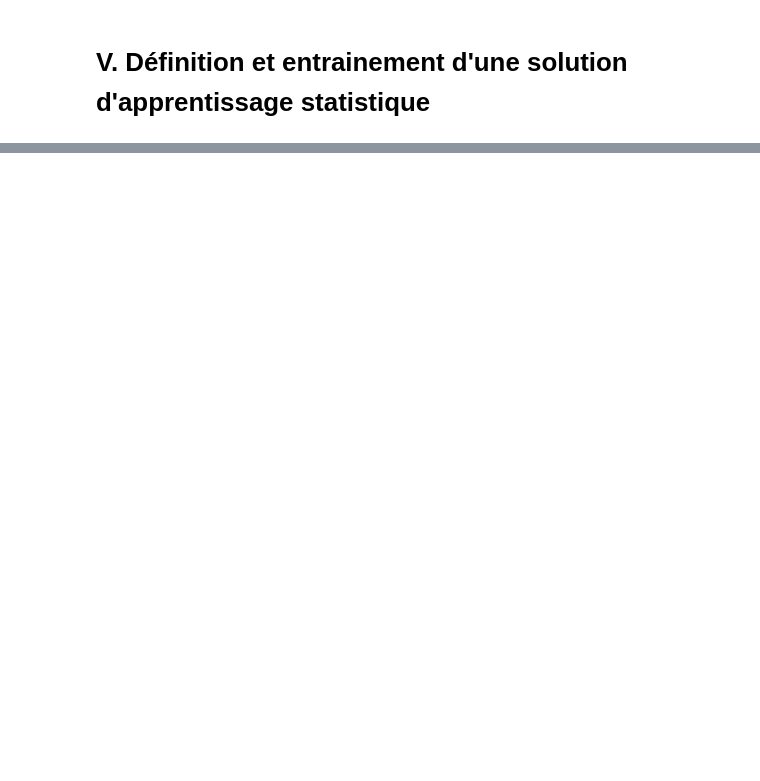
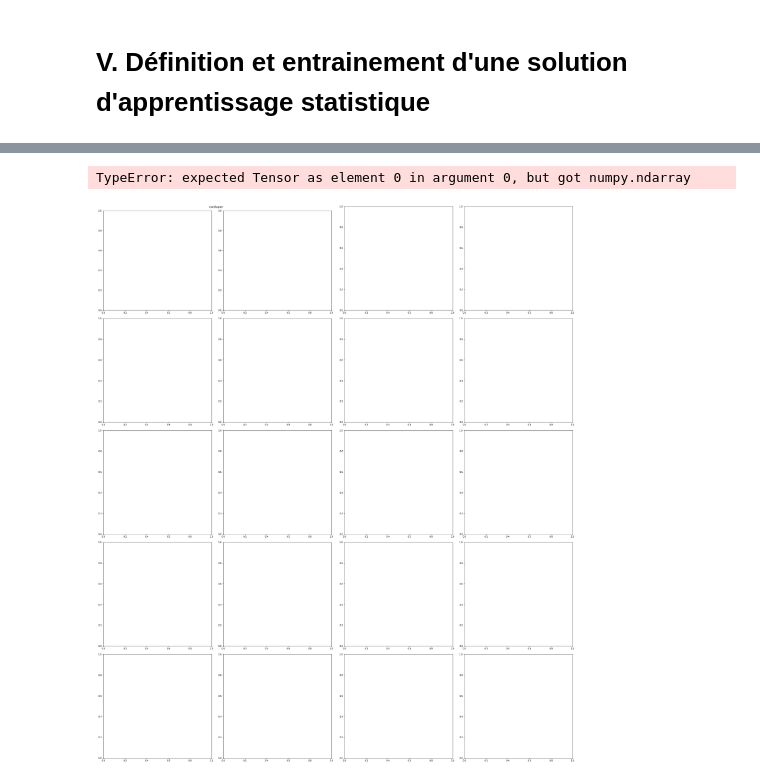
Before and after one commit to alibell/biologyOrderPredictor, a Jupyter notebook: Project_Report.ipynb, the cells around one changed output, grey strips where cells are left out. Saved outputs shown, nothing was run; the diff lists cells and outputs as text; code cells hidden in the pictures; blank space fills up the shorter version.

```diff
--- a/Project_Report.ipynb
+++ b/Project_Report.ipynb
@@ -1151,0 +447,36 @@ pd.DataFrame.from_dict(
+# %%
+from bop_scripts.nn_models import torchMLPClassifier_sklearn, torchMLP
+import torch
+
+device = "cuda:0" if torch.cuda.is_available() else "cpu"
+torch_classifier = torchMLPClassifier_sklearn(
+    torchMLP,
+    early_stop_validations_size=1000,
+    early_stop=True,
+    early_stop_metric="auc_score",
+    device_train= device,
+    device_predict="cpu",
+    class_weight="balanced",
+    learning_rate=1e-3
+)
+
+torch_sklearn_classifier = generate_model(
+        torch_classifier,
+        qualitatives_variables,
+        quantitatives_variables,
+        text_variables[0],
+        remove_outliers=True,
+        outliers_variables_ranges=variables_ranges,
+        CountVectorizer_kwargs={"ngram_range":(1,2), "max_features":200}
+)
+
+torch_sklearn_classifiers = fit_all_classifiers(
+    torch_sklearn_classifier,
+    X_train,
+    y_train.iloc[:,1:]
+)
+# %%
+display_model_performances(torch_sklearn_classifiers, X_test, y_test[labels], threshold=0.5, algorithm_name="MLP", ncols=2)
+# %% [output]
+TypeError: expected Tensor as element 0 in argument 0, but got numpy.ndarray
+[figure, added]
```
Also changed, not shown: parts of 83 cells of this notebook, 5 other files.
